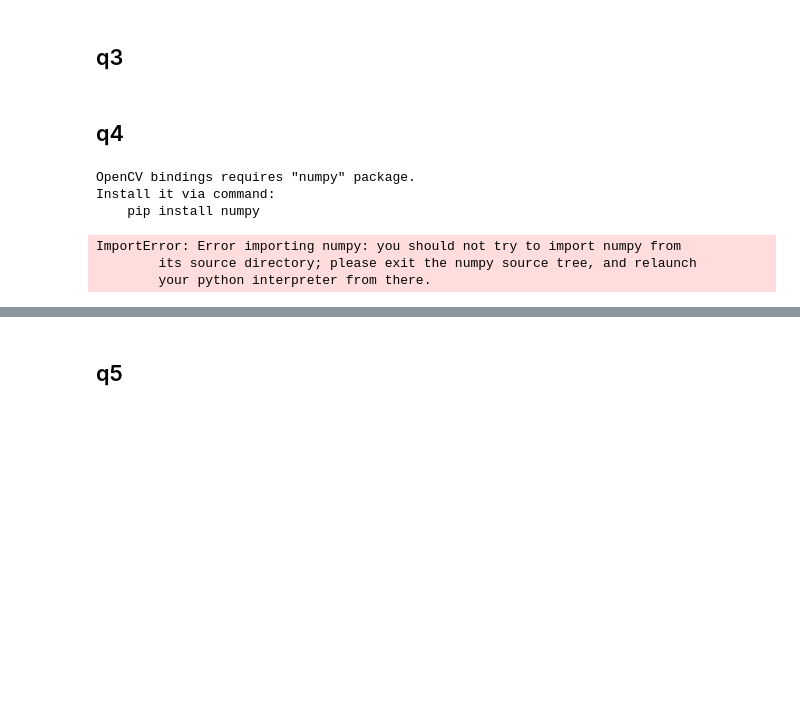
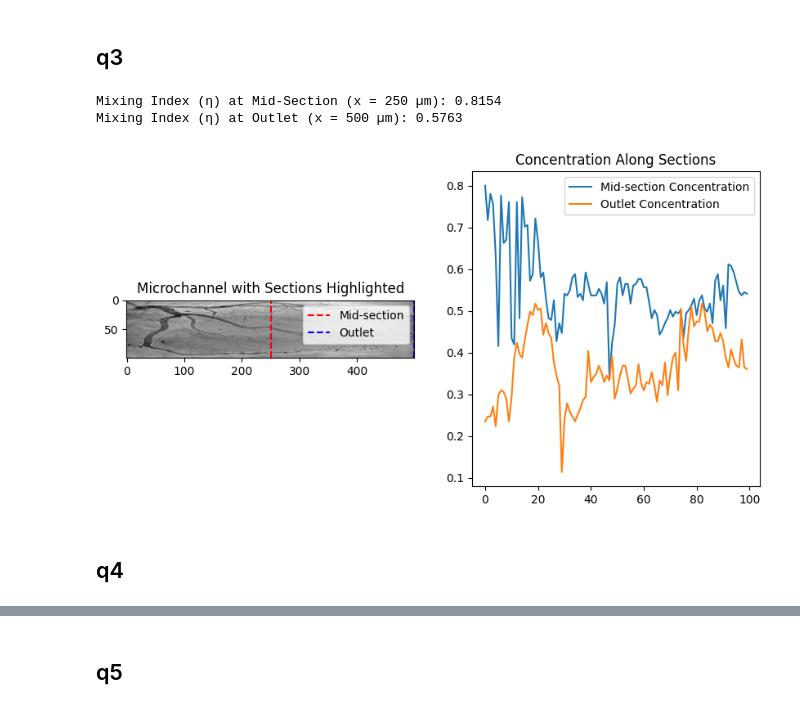
Before and after one commit to coderSomya/ME40229-assignments, a Jupyter notebook: midsem/main.ipynb, the cells around one changed output, grey strips where cells are left out. Cells and saved outputs as stored; diff of their text form; code cells hidden in the pictures; blank space fills up the shorter version.

```diff
--- a/midsem/main.ipynb
+++ b/midsem/main.ipynb
@@ -156,7 +156,7 @@ import cv2
 import numpy as np
 import matplotlib.pyplot as plt
 
-image_path = '/MID_SEM/mixing.jpg'
+image_path = './MID_SEM/mixing.jpg'
 image = cv2.imread(image_path)
 
 if len(image.shape) == 3:
@@ -164,15 +164,15 @@ if len(image.shape) == 3:
 else:
     grayscale_image = image
 # %%
-channel_width_px = grayscale_image.shape[1]
-pixel_to_micron = 500.0 / channel_width_px
+desired_length = 500
+desired_width = 100
 
-# Assuming white is the highest concentration (c=1) and black is the lowest (c=0)
-normalized_image = grayscale_image / 255.0
+rescaled_image = cv2.resize(grayscale_image, (desired_length, desired_width))
 
+normalized_image = rescaled_image / 255.0
 
-mid_section_x = int(250 / pixel_to_micron)
-outlet_x = int(500 / pixel_to_micron)
+mid_section_x = 250  # In microns (since the length is now 500 pixels)
+outlet_x = 500 - 1   # The last column of the resized image
 
 mid_section_column = normalized_image[:, mid_section_x]
 outlet_column = normalized_image[:, outlet_x]
@@ -182,35 +182,39 @@ c_star = 0.5  # Homogeneous concentration
 def calculate_mixing_index(column, c_star):
     N = len(column)  # Number of pixels along the section
     numerator = np.sum((column - c_star) ** 2)
-    denominator = np.sum(c_star ** 2)
+    denominator = np.sum(column ** 2)
     mixing_index = 1 - np.sqrt(numerator / denominator)
     return mixing_index
 
 
 mixing_index_mid = calculate_mixing_index(mid_section_column, c_star)
 mixing_index_outlet = calculate_mixing_index(outlet_column, c_star)
 
 
 print(f"Mixing Index (η) at Mid-Section (x = 250 µm): {mixing_index_mid:.4f}")
 print(f"Mixing Index (η) at Outlet (x = 500 µm): {mixing_index_outlet:.4f}")
 
 
 plt.figure(figsize=(10, 5))
 
 plt.subplot(1, 2, 1)
 plt.imshow(normalized_image, cmap='gray')
 plt.axvline(x=mid_section_x, color='red', linestyle='--', label='Mid-section')
 plt.axvline(x=outlet_x, color='blue', linestyle='--', label='Outlet')
 plt.title('Microchannel with Sections Highlighted')
 plt.legend()
 
 plt.subplot(1, 2, 2)
 plt.plot(mid_section_column, label='Mid-section Concentration')
 plt.plot(outlet_column, label='Outlet Concentration')
 plt.title('Concentration Along Sections')
 plt.legend()
 
 plt.show()
+# %% [output]
+Mixing Index (η) at Mid-Section (x = 250 µm): 0.8154
+Mixing Index (η) at Outlet (x = 500 µm): 0.5763
+[figure, added]
 # %% [markdown]
 ## q4
 # %%
@@ -224,20 +228,13 @@ import cv2
 import numpy as np
 import matplotlib.pyplot as plt
 
-image_path = '/MID_SEM/angiogram.jpg'
+image_path = './MID_SEM/angiogram.jpg'
 image = cv2.imread(image_path)
 
 if len(image.shape) == 3:
     grayscale_image = cv2.cvtColor(image, cv2.COLOR_BGR2GRAY)
 else:
     grayscale_image = image
-# %% [output]
-OpenCV bindings requires "numpy" package.
-Install it via command:
-    pip install numpy
-ImportError: Error importing numpy: you should not try to import numpy from
-        its source directory; please exit the numpy source tree, and relaunch
-        your python interpreter from there.
 # %%
 blurred_image = cv2.GaussianBlur(grayscale_image, (5, 5), 0)
 
```
Also changed, not shown: parts of 6 cells of this notebook.
